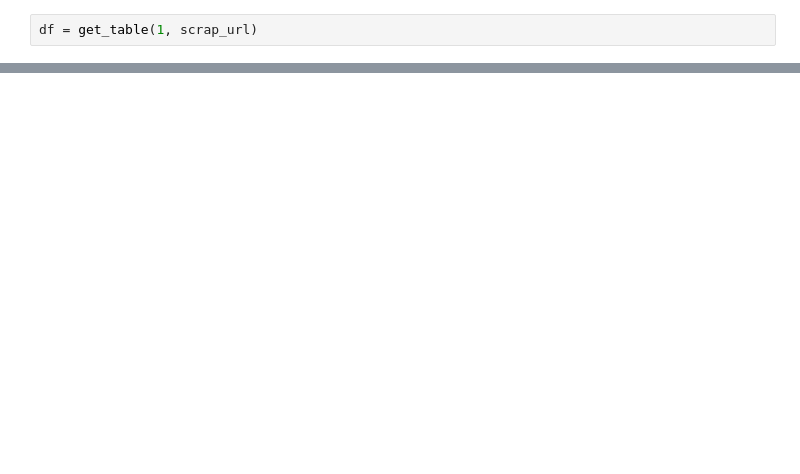
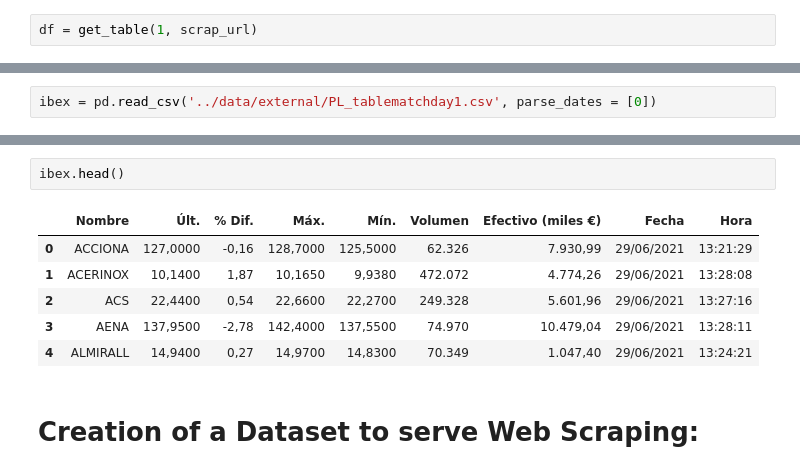
Before and after one commit to jesussantana/Web-Scraping, a Jupyter notebook: notebooks/S16_T02_Web_Scraping.ipynb, the cells around one changed output, grey strips where cells are left out. Saved outputs shown, nothing was run; the diff lists cells and outputs as text; blank space fills up the shorter version.

```diff
--- a/notebooks/S16_T02_Web_Scraping.ipynb
+++ b/notebooks/S16_T02_Web_Scraping.ipynb
@@ -152,0 +390,2 @@ for round in range(1, 20):
+# %%
+ibex = pd.read_csv('../data/external/PL_tablematchday1.csv', parse_dates = [0])
@@ -152,0 +411,11 @@ for round in range(1, 20):
+# %%
+ibex.head()
+# %% [output]
+|  | Nombre | Últ. | % Dif. | Máx. | Mín. | Volumen | Efectivo (miles €) | Fecha | Hora |
+| 0 | ACCIONA | 127,0000 | -0,16 | 128,7000 | 125,5000 | 62.326 | 7.930,99 | 29/06/2021 | 13:21:29 |
+| 1 | ACERINOX | 10,1400 | 1,87 | 10,1650 | 9,9380 | 472.072 | 4.774,26 | 29/06/2021 | 13:28:08 |
+| 2 | ACS | 22,4400 | 0,54 | 22,6600 | 22,2700 | 249.328 | 5.601,96 | 29/06/2021 | 13:27:16 |
+| 3 | AENA | 137,9500 | -2,78 | 142,4000 | 137,5500 | 74.970 | 10.479,04 | 29/06/2021 | 13:28:11 |
+| 4 | ALMIRALL | 14,9400 | 0,27 | 14,9700 | 14,8300 | 70.349 | 1.047,40 | 29/06/2021 | 13:24:21 |
+# %% [markdown]
+# Creation of a Dataset to serve Web Scraping:
```
Also changed, not shown: parts of 47 cells of this notebook, 4 other files.
